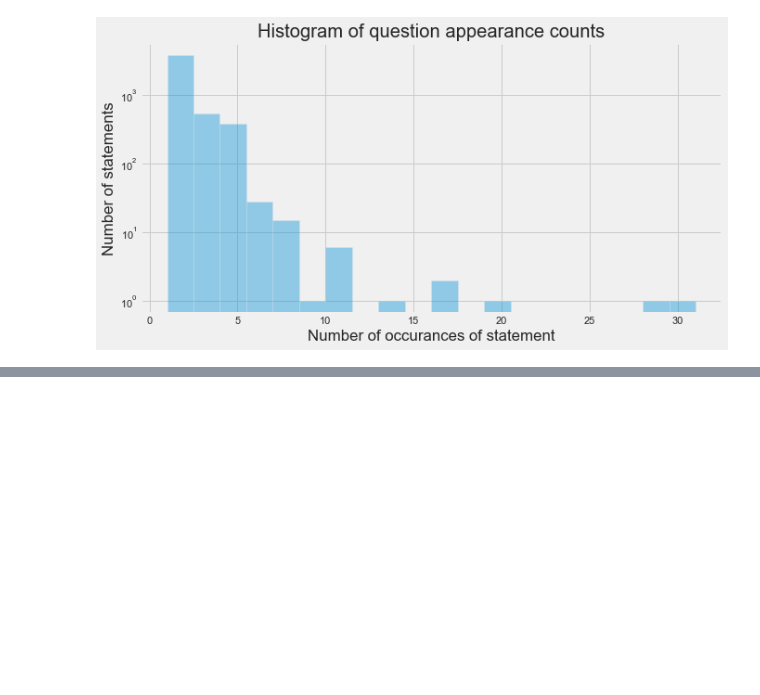
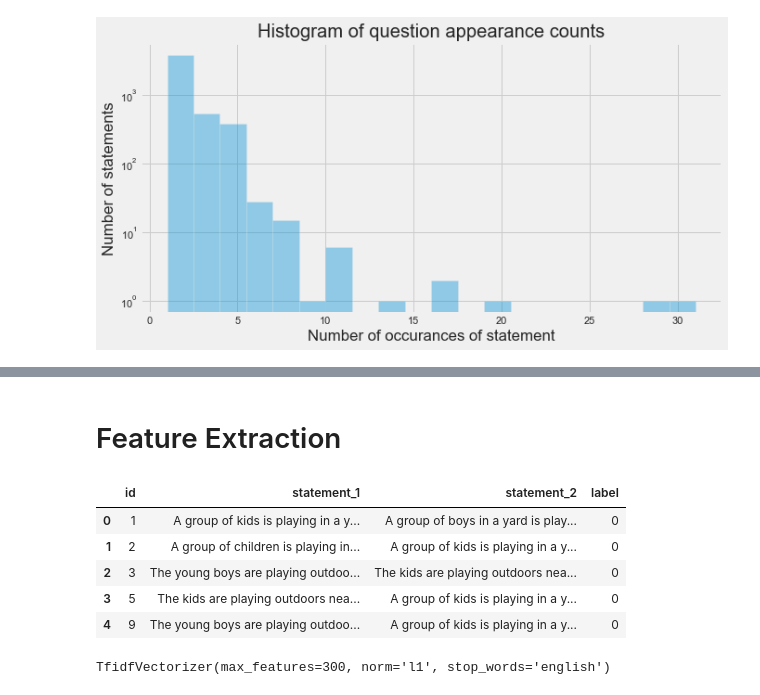
Before and after one commit to loganrane/MachineLearning101, a Jupyter notebook: Projects/Sentence Pairs.ipynb, the cells around one changed output, grey strips where cells are left out. Cells and saved outputs as stored; diff of their text form; code cells hidden in the pictures; blank space fills up the shorter version.

```diff
--- a/Projects/Sentence Pairs.ipynb
+++ b/Projects/Sentence Pairs.ipynb
@@ -122,0 +168,11 @@ Max number of times a single statement is repeated: 31
+# %% [markdown]
+# Feature Extraction
+# %%
+df.head()
+# %% [output]
+|  | id | statement_1 | statement_2 | label |
+| 0 | 1 | A group of kids is playing in a y... | A group of boys in a yard is play... | 0 |
+| 1 | 2 | A group of children is playing in... | A group of kids is playing in a y... | 0 |
+| 2 | 3 | The young boys are playing outdoo... | The kids are playing outdoors nea... | 0 |
+| 3 | 5 | The kids are playing outdoors nea... | A group of kids is playing in a y... | 0 |
+| 4 | 9 | The young boys are playing outdoo... | A group of kids is playing in a y... | 0 |
@@ -122,0 +199,4 @@ Max number of times a single statement is repeated: 31
+# %%
+tfidf.fit(BagOfWords)
+# %% [output]
+TfidfVectorizer(max_features=300, norm='l1', stop_words='english')
```
Also changed, not shown: parts of 33 cells of this notebook.
